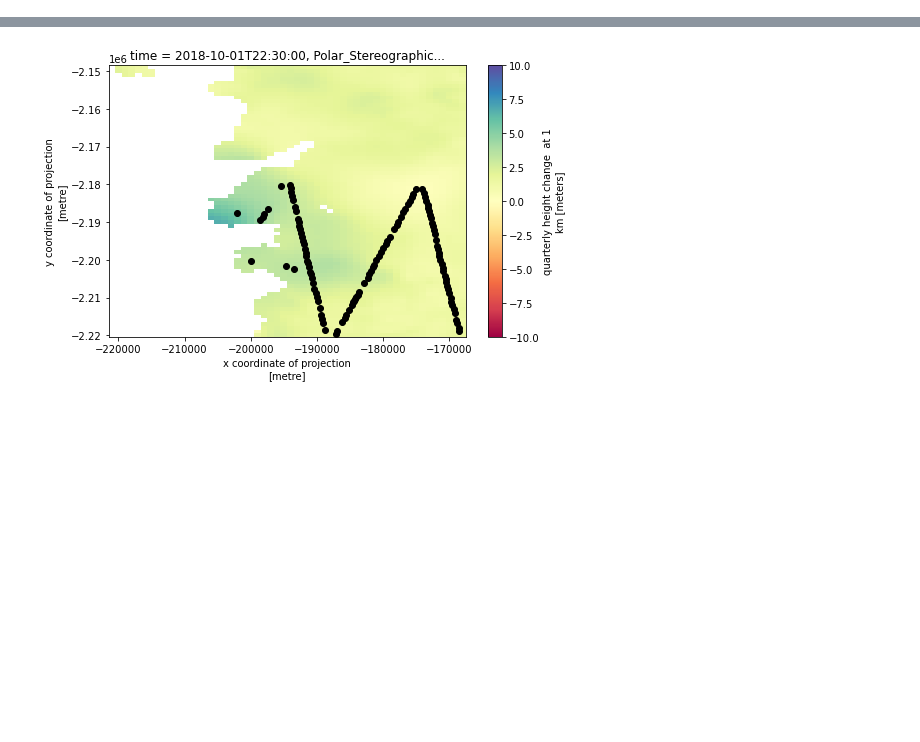
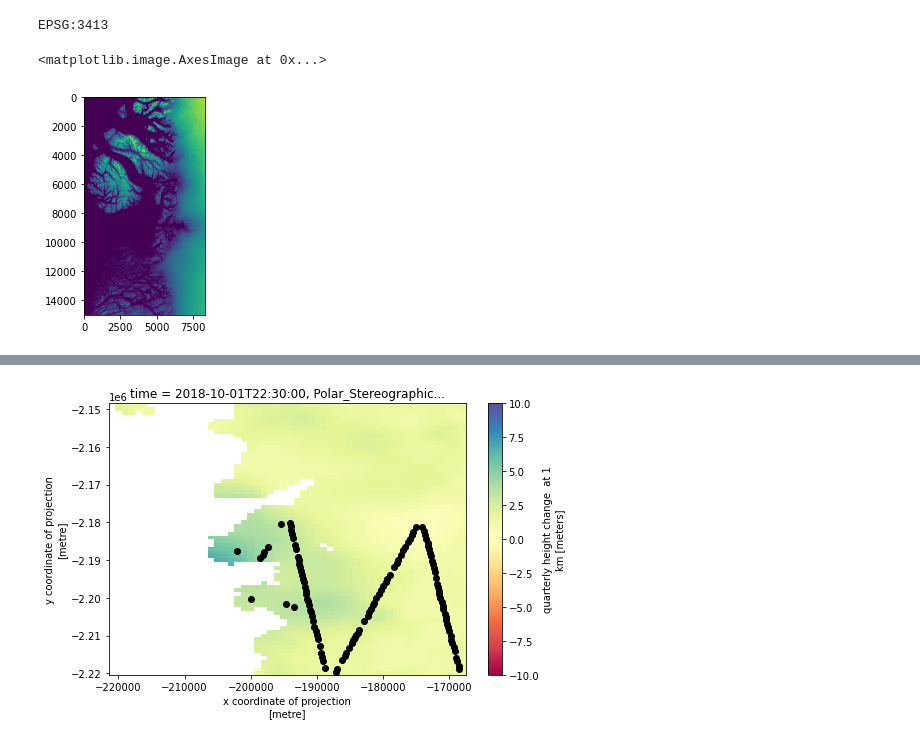
Before and after one commit to hui-97/Greenland_mass_balance_2022, a Jupyter notebook: IS2ATL15_SERAC_comparison.ipynb, the cells around one changed output, grey strips where cells are left out. Saved outputs shown, nothing was run; the diff lists cells and outputs as text; code cells hidden in the pictures; blank space fills up the shorter version.

```diff
--- a/IS2ATL15_SERAC_comparison.ipynb
+++ b/IS2ATL15_SERAC_comparison.ipynb
@@ -22 +15,7 @@ header, df = SERAC.return_raw()
+# %%
+## File directory
+
+SERAC_dir = "/Users/huigao/Desktop/Mass_reconstruction/Annual_thickness_reconstruction/Partition_SERAC2022/"
+IS2_dir = "/Users/huigao/Documents/Python_notebooks/202205_ICESat-2_seasonality/Data/"
+GrIMP_DEM_dir = '/Volumes/Samsung_T5/Greenland_DEM/NSIDC-0715.002/'
 # %%
@@ -45,2 +49,17 @@ header.head()
+# %%
+## Only read tile 1.2 near the study area: https://nsidc.org/sites/default/files/nsidc-0715-v002-userguide.pdf
+DEM = rasterio.open(GrIMP_DEM_dir+'tile_1_2_30m_dem_v02.0.tif')
+print(DEM.crs)
+
+
+x_DEM_array = DEM.bounds.left + DEM.res[1]/2 + np.arange(0, DEM.width, 1) * DEM.res[1]
+y_DEM_array = DEM.bounds.top - DEM.res[0]/2 - np.arange(0, DEM.height, 1) * DEM.res[0]
+DEM_array = DEM.read(1)
+
+plt.imshow(DEM_array)
+# %% [output]
+EPSG:3413
+<matplotlib.image.AxesImage at 0x...>
+[figure, added]
 # %%
 # Read in the ATL14&15 data
```
Also changed, not shown: parts of 8 cells of this notebook, 1 other file.
